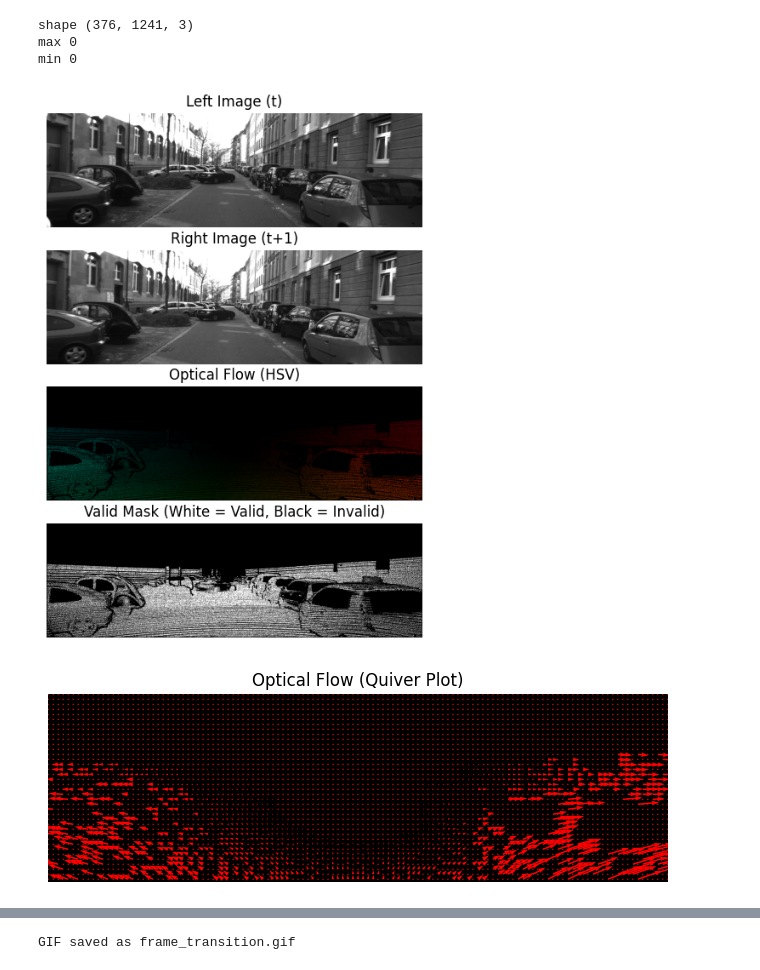
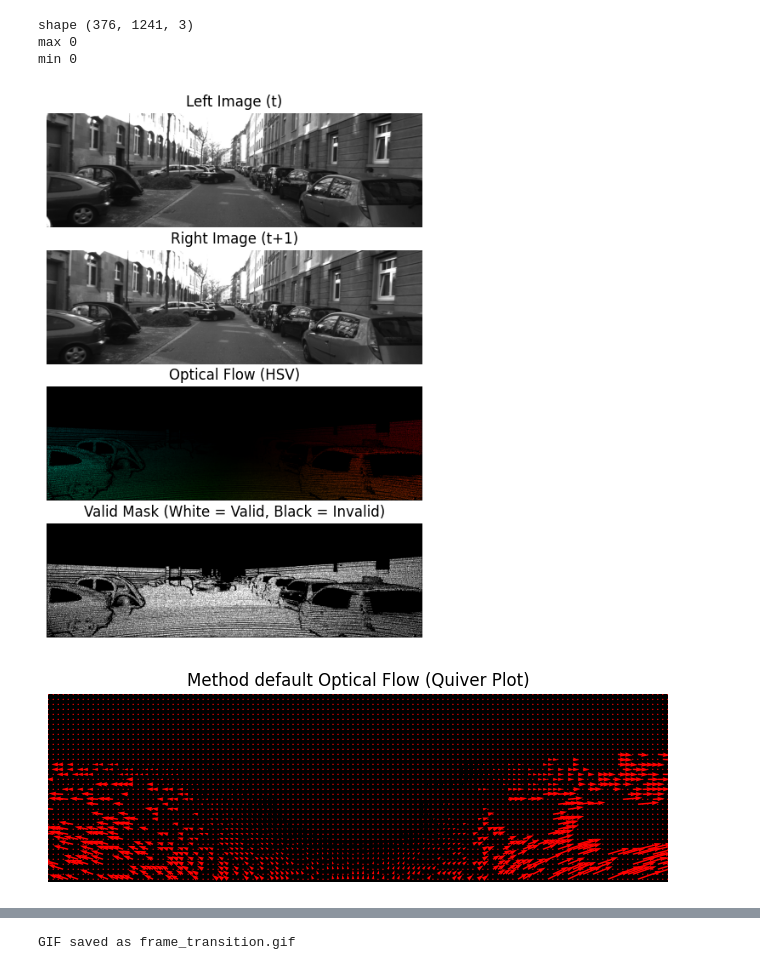
Before and after one commit to mcv-m6-video/mcv-c6-2025-team5, a Jupyter notebook: Week3/dataset_flow/tester.ipynb, the cells around one changed output, grey strips where cells are left out. Drawn from its saved outputs; the diff is of its cells as text; code cells hidden in the pictures.

```diff
--- a/Week3/dataset_flow/tester.ipynb
+++ b/Week3/dataset_flow/tester.ipynb
@@ -33,7 +33,7 @@ def visualize_optical_flow_hsv(flow_u, flow_v):
 
     return cv2.cvtColor(hsv, cv2.COLOR_HSV2RGB)  # Convert to RGB for visualization
 
-def visualize_optical_flow_quiver(flow_u, flow_v, step=10):
+def visualize_optical_flow_quiver(flow_u, flow_v, step=10, name="default"):
     """Visualizes optical flow using a quiver plot (arrows)."""
     h, w = flow_u.shape
     y, x = np.mgrid[0:h:step, 0:w:step]
@@ -41,7 +41,7 @@ def visualize_optical_flow_quiver(flow_u, flow_v, step=10):
     plt.figure(figsize=(8, 6))
     plt.imshow(np.zeros((h, w, 3), dtype=np.uint8))  # Black background
     plt.quiver(x, y, flow_u[::step, ::step], -flow_v[::step, ::step], angles="xy", scale_units="xy", scale=1, color="r")
-    plt.title("Optical Flow (Quiver Plot)")
+    plt.title(f"Method {name} Optical Flow (Quiver Plot)")
     plt.axis("off")
     plt.show()
 
@@ -61,34 +61,34 @@ flow_u, flow_v, mask = load_optical_flow(flow_path)
 flow_hsv = visualize_optical_flow_hsv(flow_u, flow_v)
 
 # read an image
 img = np.array(cv2.imread(flow_path))
 print(f"shape {img.shape}")
 print(f"max {np.max(img[:,:,0])}")
 print(f"min {np.min(img[:,:,0])}")
 # Plot side-by-side comparison
 fig, axes = plt.subplots(4, 1, figsize=(10, 8))
 axes[0].imshow(image_left)
 axes[0].set_title("Left Image (t)")
 axes[1].imshow(image_right)
 axes[1].set_title("Right Image (t+1)")
 axes[2].imshow(flow_hsv)
 axes[2].set_title("Optical Flow (HSV)")
 axes[3].imshow(mask, cmap="grey")
 axes[3].set_title("Valid Mask (White = Valid, Black = Invalid)")
 
 for ax in axes:
     ax.axis("off")
 
 plt.show()
 
 # Show quiver plot separately
 visualize_optical_flow_quiver(flow_u, flow_v)
 # %% [output]
 shape (376, 1241, 3)
 max 0
 min 0
 [figure]
-[figure, old version]
+[figure, new version]
 # %%
 # Taken from Team 1 - 2021
 def get_metrics(gt_flow:np.ndarray, pred_flow:np.ndarray, mask:np.ndarray=None, th:int=3):
```
Also changed, not shown: parts of 6 cells of this notebook, 6 other files.
